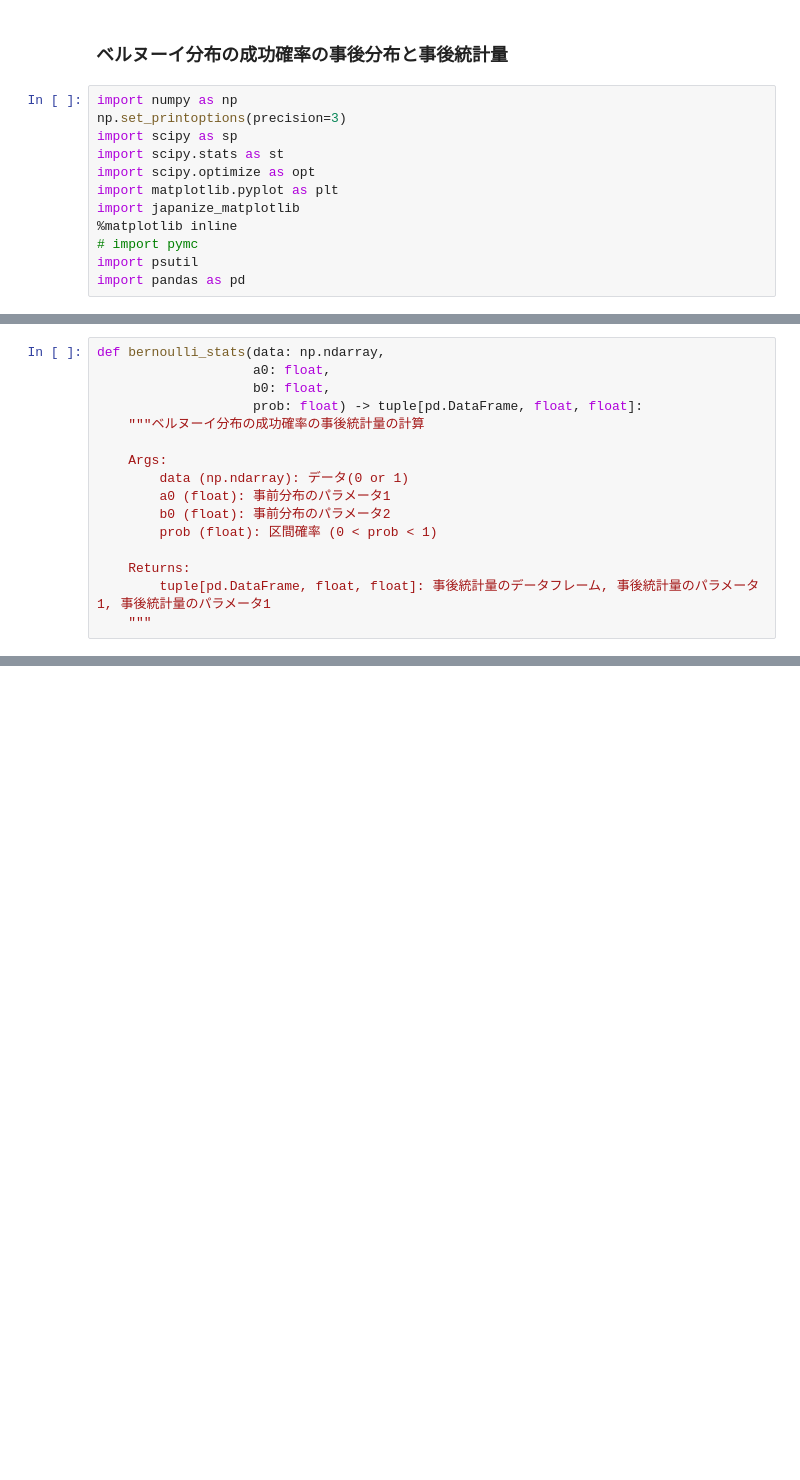
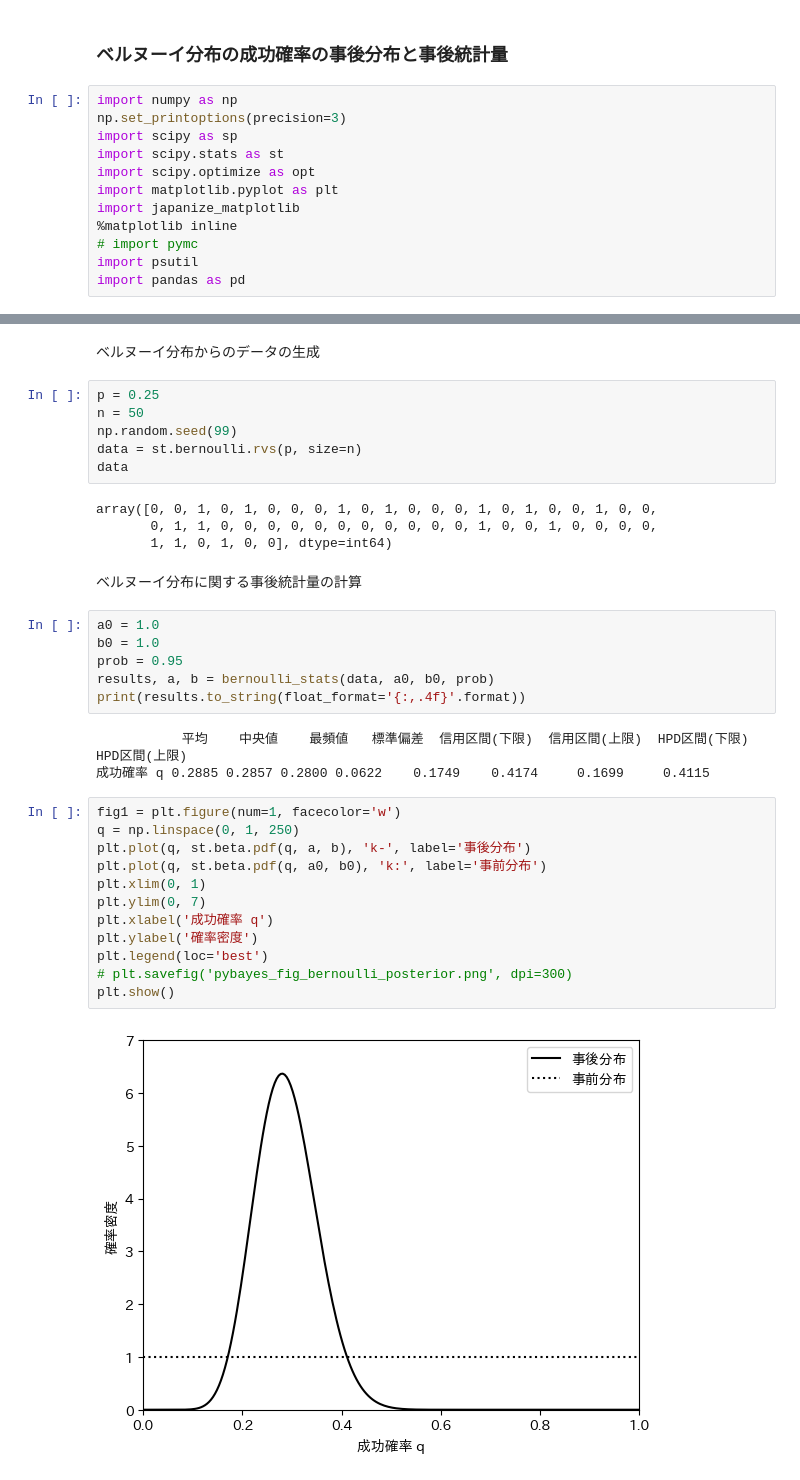
Before and after one commit to inoueshinichi/Learn_Bayesian, a Jupyter notebook: bernoulli_bayes_update.ipynb, the cells around one changed output, grey strips where cells are left out. Cells and saved outputs as stored; diff of their text form; blank space fills up the shorter version.

Commit message:
[Update] bernoulli

```diff
--- a/bernoulli_bayes_update.ipynb
+++ b/bernoulli_bayes_update.ipynb
@@ -65,16 +62,0 @@ def beta_hpdi(ci0: np.ndarray,
-# %%
-def bernoulli_stats(data: np.ndarray,
-                    a0: float,
-                    b0: float,
-                    prob: float) -> tuple[pd.DataFrame, float, float]:
-    """ベルヌーイ分布の成功確率の事後統計量の計算
-
-    Args:
-        data (np.ndarray): データ(0 or 1)
-        a0 (float): 事前分布のパラメータ1
-        b0 (float): 事前分布のパラメータ2
-        prob (float): 区間確率 (0 < prob < 1)
-
-    Returns:
-        tuple[pd.DataFrame, float, float]: 事後統計量のデータフレーム, 事後統計量のパラメータ1, 事後統計量のパラメータ1
-    """
@@ -80,0 +106,37 @@ def bernoulli_stats(data: np.ndarray,
+# %% [markdown]
+ベルヌーイ分布からのデータの生成
+# %%
+p = 0.25
+n = 50
+np.random.seed(99)
+data = st.bernoulli.rvs(p, size=n)
+data
+# %% [output]
+array([0, 0, 1, 0, 1, 0, 0, 0, 1, 0, 1, 0, 0, 0, 1, 0, 1, 0, 0, 1, 0, 0,
+       0, 1, 1, 0, 0, 0, 0, 0, 0, 0, 0, 0, 0, 0, 1, 0, 0, 1, 0, 0, 0, 0,
+       1, 1, 0, 1, 0, 0], dtype=int64)
+# %% [markdown]
+ベルヌーイ分布に関する事後統計量の計算
+# %%
+a0 = 1.0
+b0 = 1.0
+prob = 0.95
+results, a, b = bernoulli_stats(data, a0, b0, prob)
+print(results.to_string(float_format='{:,.4f}'.format))
+# %% [output]
+           平均    中央値    最頻値   標準偏差  信用区間(下限)  信用区間(上限)  HPD区間(下限)  HPD区間(上限)
+成功確率 q 0.2885 0.2857 0.2800 0.0622    0.1749    0.4174     0.1699     0.4115
+# %%
+fig1 = plt.figure(num=1, facecolor='w')
+q = np.linspace(0, 1, 250)
+plt.plot(q, st.beta.pdf(q, a, b), 'k-', label='事後分布')
+plt.plot(q, st.beta.pdf(q, a0, b0), 'k:', label='事前分布')
+plt.xlim(0, 1)
+plt.ylim(0, 7)
+plt.xlabel('成功確率 q')
+plt.ylabel('確率密度')
+plt.legend(loc='best')
+# plt.savefig('pybayes_fig_bernoulli_posterior.png', dpi=300)
+plt.show()
+# %% [output]
+[figure, added]
```
Also changed, not shown: parts of 34 cells of this notebook.
